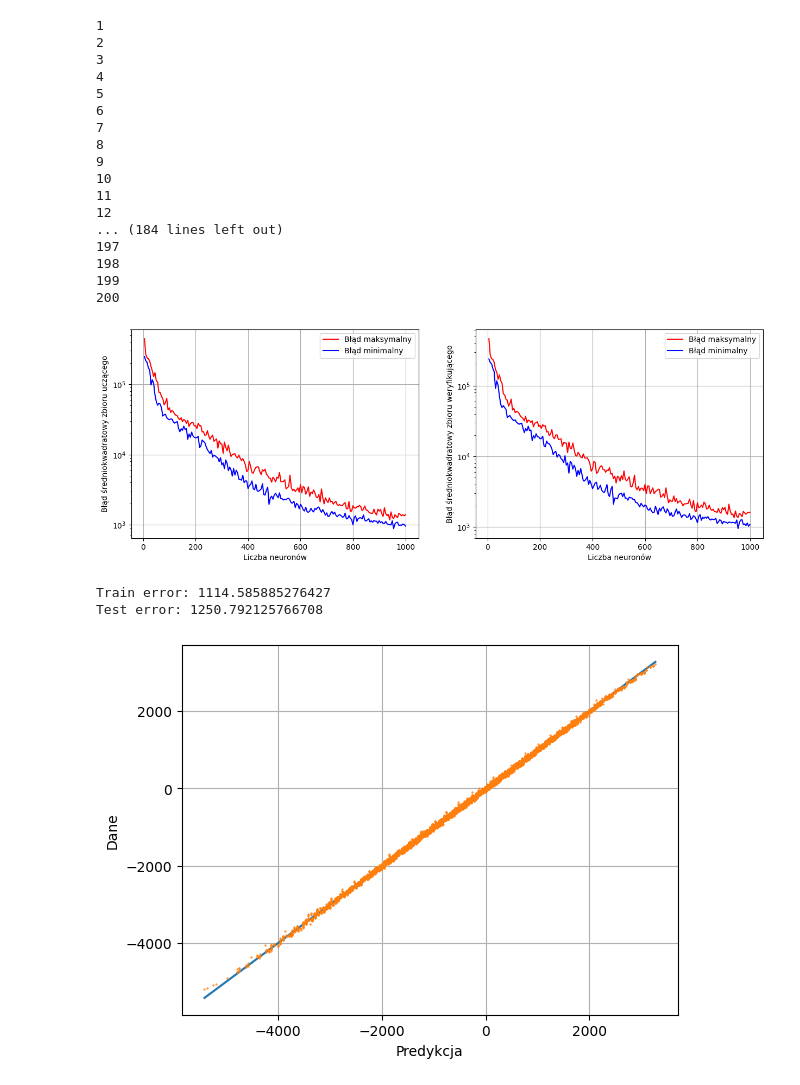
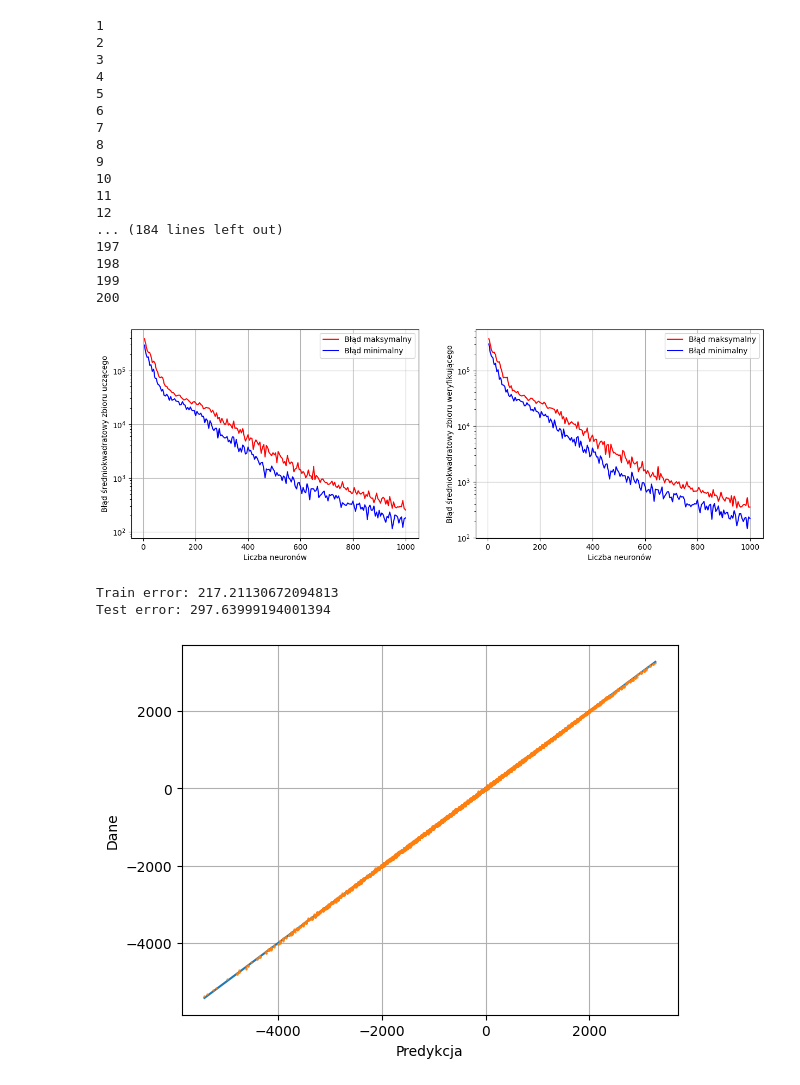
Before and after one commit to pochlebiacz/Analytical-neural-network-learning-algorithms, a Jupyter notebook: R4/5-Pruning ELM.ipynb, the cells around one changed output. Cells and saved outputs as stored; diff of their text form; code cells hidden in the pictures.

```diff
--- a/R4/5-Pruning ELM.ipynb
+++ b/R4/5-Pruning ELM.ipynb
@@ -90,18 +90,18 @@ for j in range(1, num_neurons+1):
         V = activation(model.fc1.bias.data.reshape(-1, 1) + model.fc1.weight.data @ trainset[:][0].T.to(device))
         H = torch.concatenate([torch.ones(1, len(trainset)).to(device), V.to(device)], dim=0).T
         T = trainset[:][1].reshape(1, -1).T.to(device)
-        # W2 = torch.linalg.pinv(H) @ T.reshape(1, -1, 1)
-        P = torch.linalg.inv(H.T @ H + 1e-3*torch.eye(H.shape[1]).to(device))
-        W2 = P @ H.T @ T.reshape(1, -1, 1)
+        W2 = torch.linalg.pinv(H) @ T.reshape(1, -1, 1)
+        # P = torch.linalg.inv(H.T @ H + 1e-3*torch.eye(H.shape[1]).to(device))
+        # W2 = P @ H.T @ T.reshape(1, -1, 1)
         model.fc2.bias.data, model.fc2.weight.data = W2[0][0], W2[0][1:].T
         for _ in range(max(int(5*j*0.01), 1)):
             model = prune(model, testloader).to(device)
         V = activation(model.fc1.bias.data.reshape(-1, 1) + model.fc1.weight.data @ trainset[:][0].T.to(device))
         H = torch.concatenate([torch.ones(1, len(trainset)).to(device), V.to(device)], dim=0).T
         T = trainset[:][1].reshape(1, -1).T.to(device)
-        # W2 = torch.linalg.pinv(H) @ T.reshape(1, -1, 1)
-        P = torch.linalg.inv(H.T @ H + 1e-3*torch.eye(H.shape[1]).to(device))
-        W2 = P @ H.T @ T.reshape(1, -1, 1)
+        W2 = torch.linalg.pinv(H) @ T.reshape(1, -1, 1)
+        # P = torch.linalg.inv(H.T @ H + 1e-3*torch.eye(H.shape[1]).to(device))
+        # W2 = P @ H.T @ T.reshape(1, -1, 1)
         model.fc2.bias.data, model.fc2.weight.data = W2[0][0], W2[0][1:].T
         train_error.append((model(trainset[:][0].clone().detach().reshape(-1, 4).to(device))-trainset[:][1].reshape(-1, 1).to(device)).reshape(-1).pow(2).mean())
         test_error.append((model(testset[:][0].clone().detach().reshape(-1, 4).to(device))-testset[:][1].reshape(-1, 1).to(device)).reshape(-1).pow(2).mean())
@@ -115,34 +115,34 @@ ax[0].set_ylabel('Błąd średniokwadratowy zbioru uczącego')
 ax[0].set_xlabel('Liczba neuronów')
 ax[0].set_yscale('log')
 ax[0].grid()
 ax[0].legend(loc='upper right')
 ax[1].plot([5*i+5 for i in range(num_neurons)], max_test_error, 'r', label='Błąd maksymalny')
 ax[1].plot([5*i+5 for i in range(num_neurons)], min_test_error, 'b', label='Błąd minimalny')
 ax[1].set_ylabel('Błąd średniokwadratowy zbioru weryfikującego')
 ax[1].set_xlabel('Liczba neuronów')
 ax[1].set_yscale('log')
 ax[1].grid()
 ax[1].legend(loc='upper right')
 plt.show()
 # %% [output]
 1
 2
 3
 4
 5
 6
 7
 8
 9
 10
 11
 12
 ... (184 lines left out)
 197
 198
 199
 200
-[figure, old version]
+[figure, new version]
 # %%
 print(f'Train error: {(model(trainset[:][0].clone().detach().reshape(-1, 4).to(device))-trainset[:][1].reshape(-1, 1).to(device)).reshape(-1).pow(2).mean()}')
 print(f'Test error: {(model(testset[:][0].clone().detach().reshape(-1, 4).to(device))-testset[:][1].reshape(-1, 1).to(device)).reshape(-1).pow(2).mean()}')
@@ -153,6 +153,6 @@ plt.ylabel('Dane')
 plt.grid()
 plt.show()
 # %% [output]
-Train error: 1114.585885276427
-Test error: 1250.792125766708
+Train error: 217.21130672094813
+Test error: 297.63999194001394
-[figure, old version]
+[figure, new version]
```
Also changed, not shown: 1 other file.
